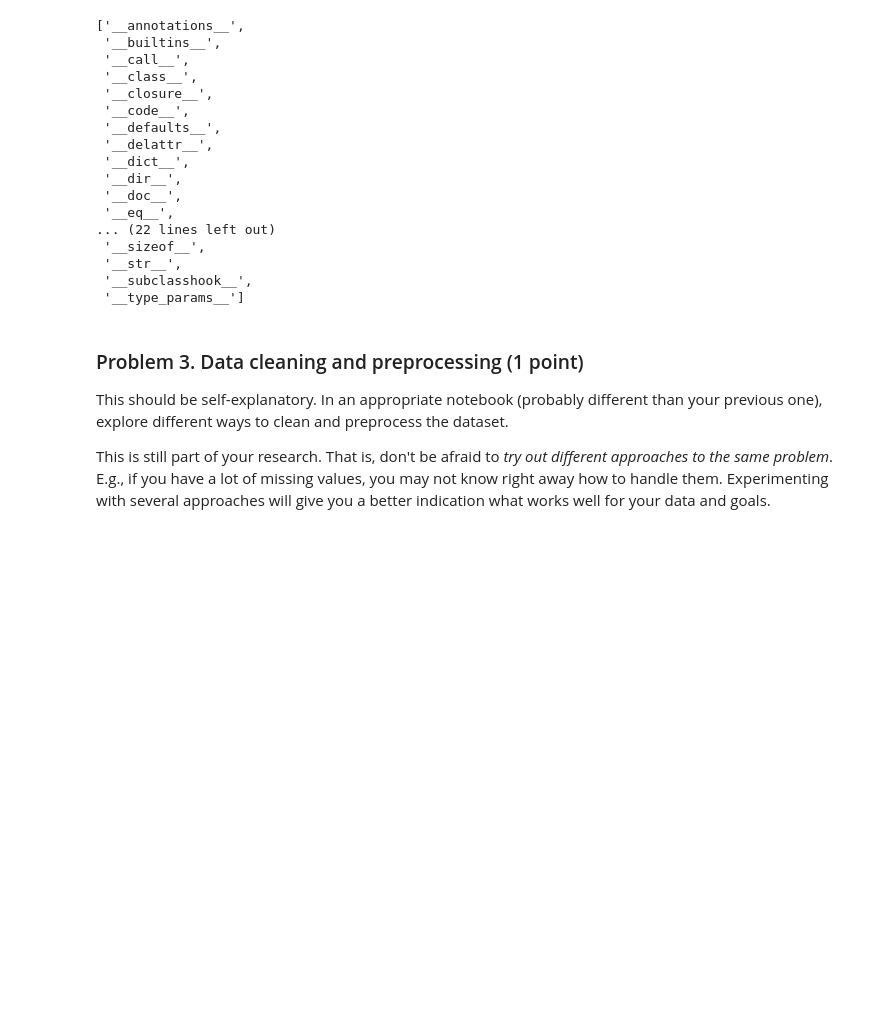
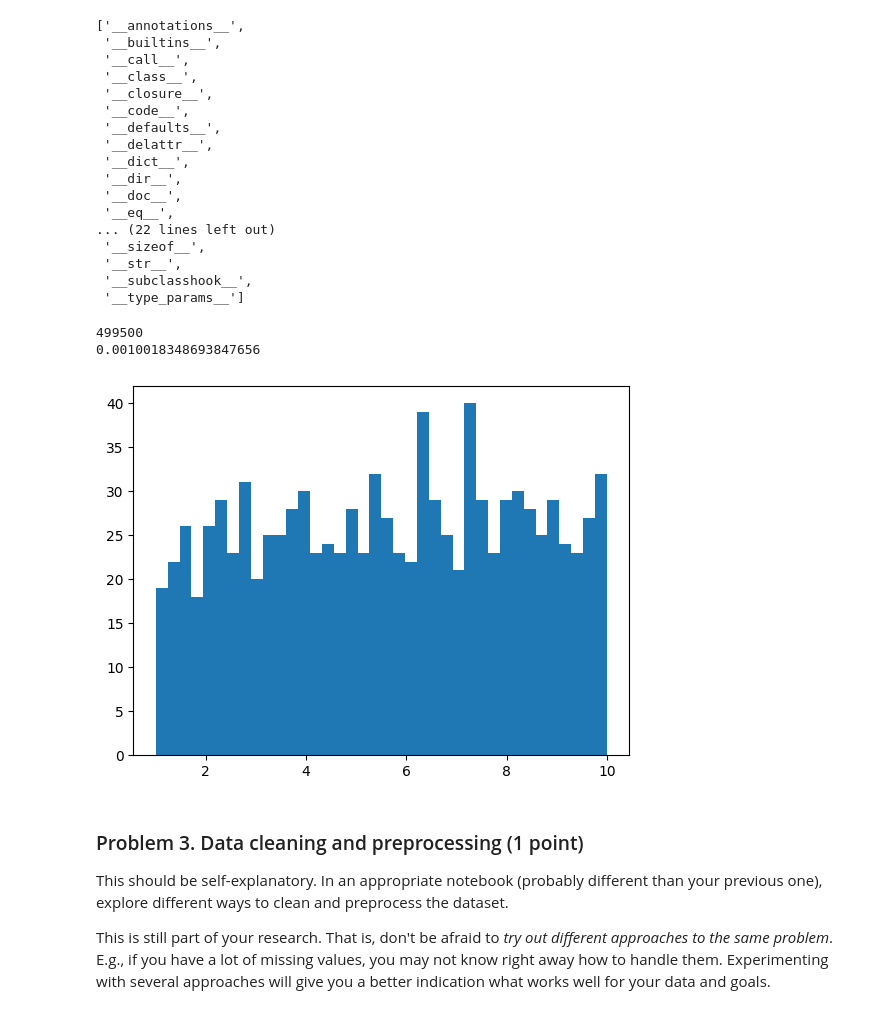
Before and after one commit to patonov/Data_Science-July_2024, a Jupyter notebook: Project-Architecture/DS Project Archiecture Lab.ipynb, the cells around one changed output. Saved outputs shown, nothing was run; the diff lists cells and outputs as text; code cells hidden in the pictures; blank space fills up the shorter version.

```diff
--- a/Project-Architecture/DS Project Archiecture Lab.ipynb
+++ b/Project-Architecture/DS Project Archiecture Lab.ipynb
@@ -187,3 +201,24 @@ dir(sumator)
+# %%
+start = time.time()
+sum = 0
+
+for i in range(1000):
+    sum += i
+
+stop = time.time()
+print(sum)
+print(stop - start)
+# %% [output]
+499500
+0.0010018348693847656
+# %%
+np.random.seed(120)
+x = np.random.uniform(1, 10, size=1000)
+# %%
+plt.hist(x, bins=38)
+plt.show()
+# %% [output]
+[figure, added]
 # %% [markdown]
 ### Problem 3. Data cleaning and preprocessing (1 point)
 This should be self-explanatory. In an appropriate notebook (probably different than your previous one), explore different ways to clean and preprocess the dataset.
```
Also changed, not shown: parts of 3 cells of this notebook.
